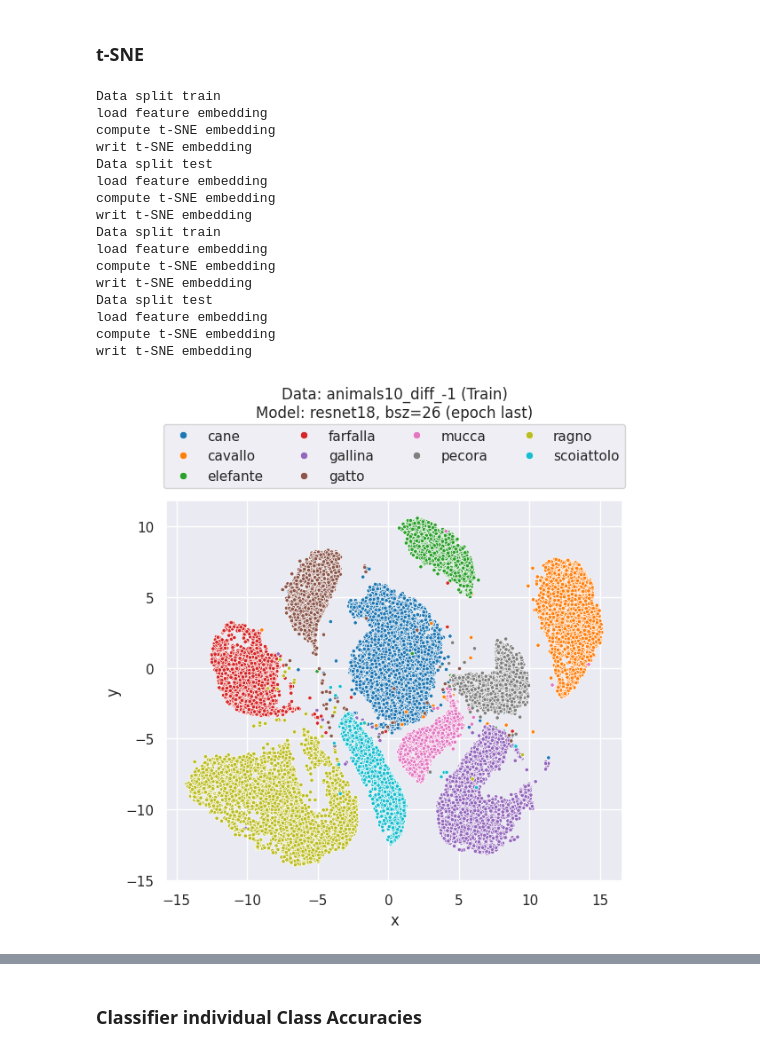
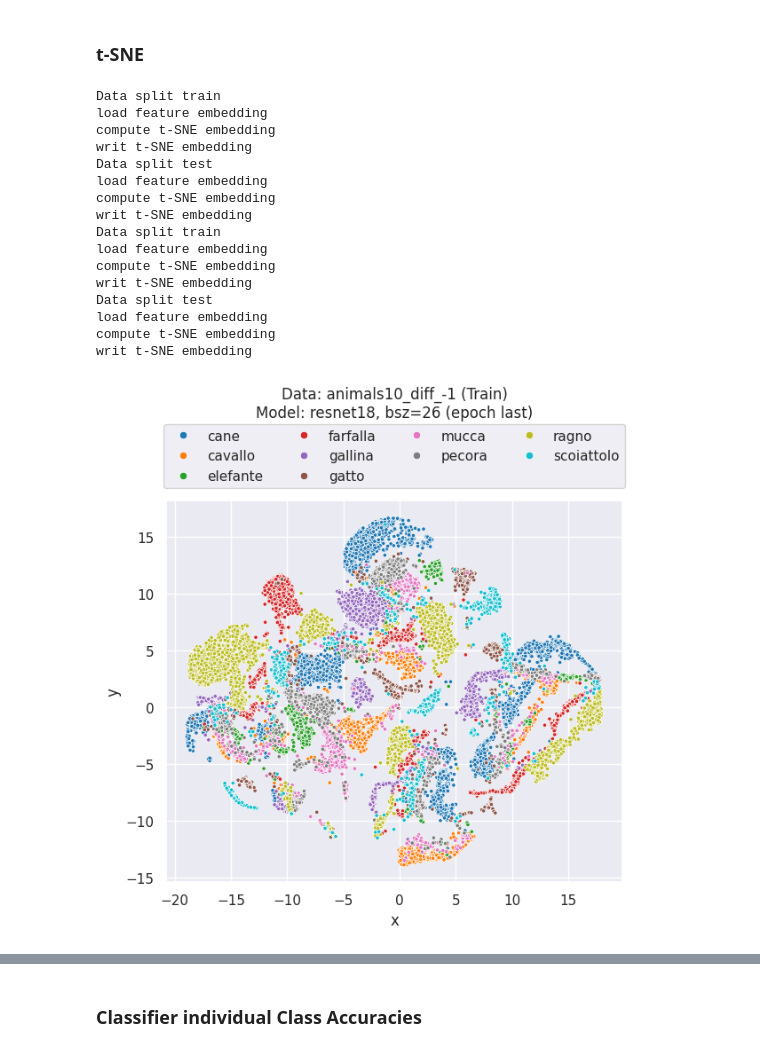
Before and after one commit to Thomas-Gottwald/SupContrastShape, a Jupyter notebook: validation.ipynb, the cells around one changed output, grey strips where cells are left out. Drawn from its saved outputs; the diff is of its cells as text; code cells hidden in the pictures.

```diff
--- a/validation.ipynb
+++ b/validation.ipynb
@@ -31,10 +31,10 @@ print(df_modelNames.to_markdown(index=False))
 | SupCon_city_classification_original+diff_cAugSameSAug                                 |
 | SupCon_city_classification_original_allAug                                            |
 # %%
-cuda_device = 0
+cuda_device = 1
 tsenecuda_venv = "/home/tgottwald/tsnecuda_venv/"
 
-root_model = models_dict["SupCon_animals10_diff_-1+adaINtexture_cAugSameSAug"][0]
+root_model = models_dict["SupCon_20.0_animals10_diff_-1+stylized_cAugSameSAug"][0]
 
 dataset_classifier = ""
 
@@ -163,29 +163,29 @@ if dataset_val_2:
 # %% [markdown]
 ### t-SNE
 # %%
-os.system(f"CUDA_VISIBLE_DEVICES={cuda_device} LD_LIBRARY_PATH={tsenecuda_venv_lib64} {tsenecuda_venv_interpreter} compute_tsne.py --path {path_embeddings}")
+os.system(f"CUDA_VISIBLE_DEVICES={cuda_device} LD_LIBRARY_PATH={tsenecuda_venv_lib64} {tsenecuda_venv_interpreter} compute_tsne.py --path {path_embeddings} --metric innerproduct")
 ut_val.save_tSNE_plots(dataset_val, path_embeddings, params, epoch)
 
 if dataset_val_2:
-    os.system(f"CUDA_VISIBLE_DEVICES={cuda_device} LD_LIBRARY_PATH={tsenecuda_venv_lib64} {tsenecuda_venv_interpreter} compute_tsne.py --path {path_embeddings_2}")
+    os.system(f"CUDA_VISIBLE_DEVICES={cuda_device} LD_LIBRARY_PATH={tsenecuda_venv_lib64} {tsenecuda_venv_interpreter} compute_tsne.py --path {path_embeddings_2} --metric innerproduct")
     ut_val.save_tSNE_plots(dataset_val_2, path_embeddings_2, params, epoch)
 
 create_tsne_md(path_folder)
 # %% [output]
 Data split train
 load feature embedding
 compute t-SNE embedding
 writ t-SNE embedding
 Data split test
 load feature embedding
 compute t-SNE embedding
 writ t-SNE embedding
 Data split train
 load feature embedding
 compute t-SNE embedding
 writ t-SNE embedding
 Data split test
 load feature embedding
 compute t-SNE embedding
 writ t-SNE embedding
-[figure, old version]
+[figure, new version]
```
Also changed, not shown: parts of 4 cells of this notebook, 6 other files.
